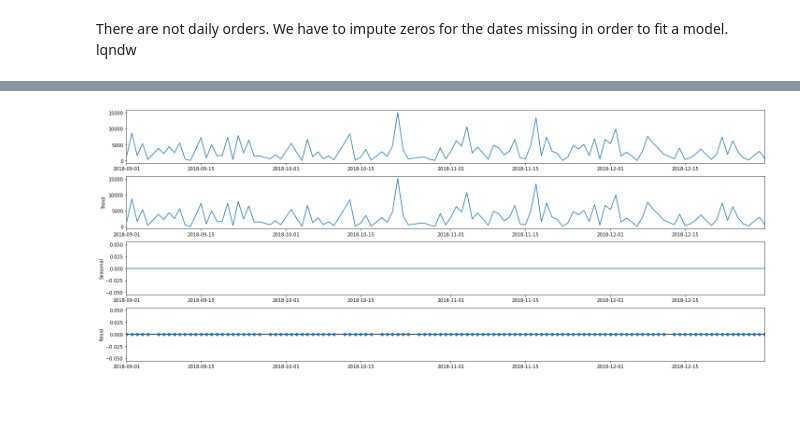
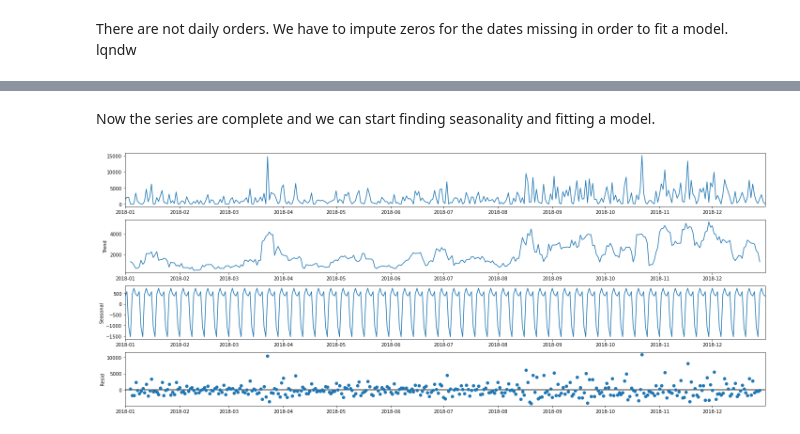
Before and after one commit to DanielGutierrezR/Super-Store-Sales-Prediction, a Jupyter notebook: Superstoresales.ipynb, the cells around one changed output, grey strips where cells are left out. Cells and saved outputs as stored; diff of their text form; code cells hidden in the pictures; blank space fills up the shorter version.

```diff
--- a/Superstoresales.ipynb
+++ b/Superstoresales.ipynb
@@ -381,6 +381,6 @@ The model predicts with a RMSE of 560.36. It is not bad but it could be better.
 daily = df_sales.groupby('Order Date').sum()
 daily = daily['Sales'].reset_index()
 daily = daily.set_index('Order Date')
-daily_2018 = daily['2018-09':]
+daily_2018 = daily['2018':]
 daily_2018.index
 # %% [output]
@@ -396,0 +415,4 @@ There are not daily orders. We have to impute zeros for the dates missing in ord
+# %%
+new_date_range = pd.date_range(start="2018-01-01", end="2018-12-31", freq="D")
+daily_2018 = daily_2018.reindex(new_date_range, fill_value=0)
+daily_2018.head(10)
@@ -397,7 +431,9 @@ There are not daily orders. We have to impute zeros for the dates missing in ord
+# %% [markdown]
+Now the series are complete and we can start finding seasonality and fitting a model.
 # %%
 rcParams['figure.figsize'] = 20, 8
-decomposition = sm.tsa.seasonal_decompose(daily_2018, model='additive', freq = 1)
+decomposition = sm.tsa.seasonal_decompose(daily_2018, model='additive')
 fig_daily = decomposition.plot()
 plt.show()
 # %% [output]
-[figure, old version]
+[figure, new version]
```
Also changed, not shown: parts of 23 cells of this notebook.
